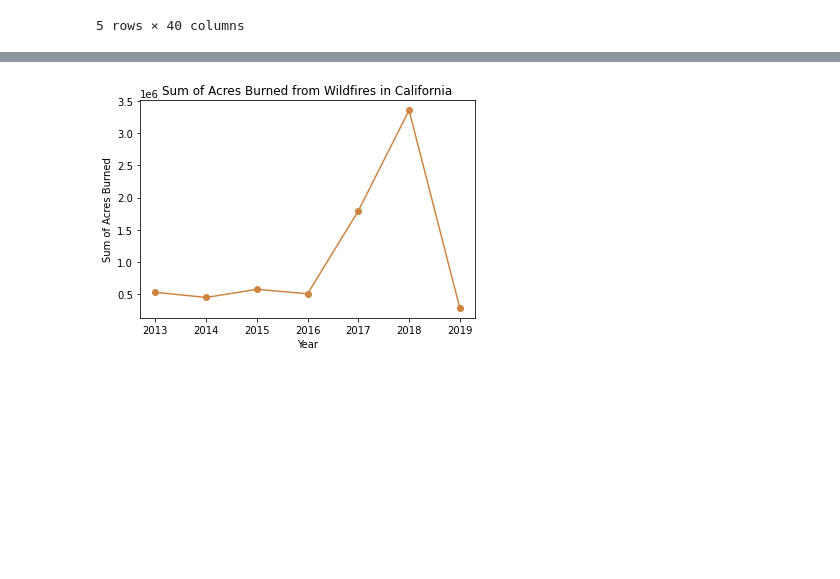
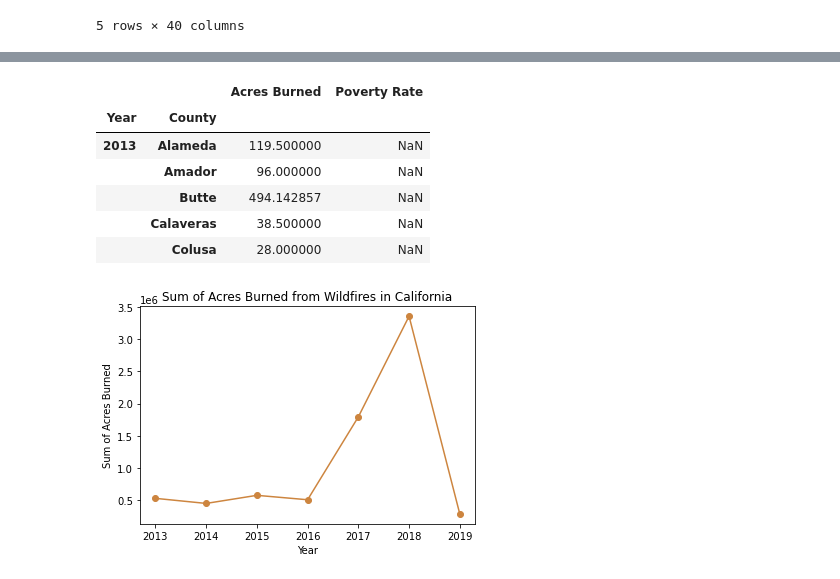
Before and after one commit to KeSavanh/Project_1, a Jupyter notebook: wildfire_analysis/WildFireAnalysis.ipynb, the cells around one changed output, grey strips where cells are left out. Cells and saved outputs as stored; diff of their text form; code cells hidden in the pictures; blank space fills up the shorter version.

```diff
--- a/wildfire_analysis/FireAnalysis.ipynb
+++ b/wildfire_analysis/WildFireAnalysis.ipynb
@@ -72,3 +167,14 @@ fire_df.head()
+# %%
+merged_df.to_csv('../data_files/wilfire_poverty.csv')
+merged_df.head()
+# %% [output]
+|  |  | Acres Burned | Poverty Rate |
+| Year | County |  |  |
+| 2013 | Alameda | 119.500000 | NaN |
+|  | Amador | 96.000000 | NaN |
+|  | Butte | 494.142857 | NaN |
+|  | Calaveras | 38.500000 | NaN |
+|  | Colusa | 28.000000 | NaN |
 # %%
 # Used a pivot table to obtain the following values
 
```
Also changed, not shown: parts of 11 cells of this notebook, 2 other files.
